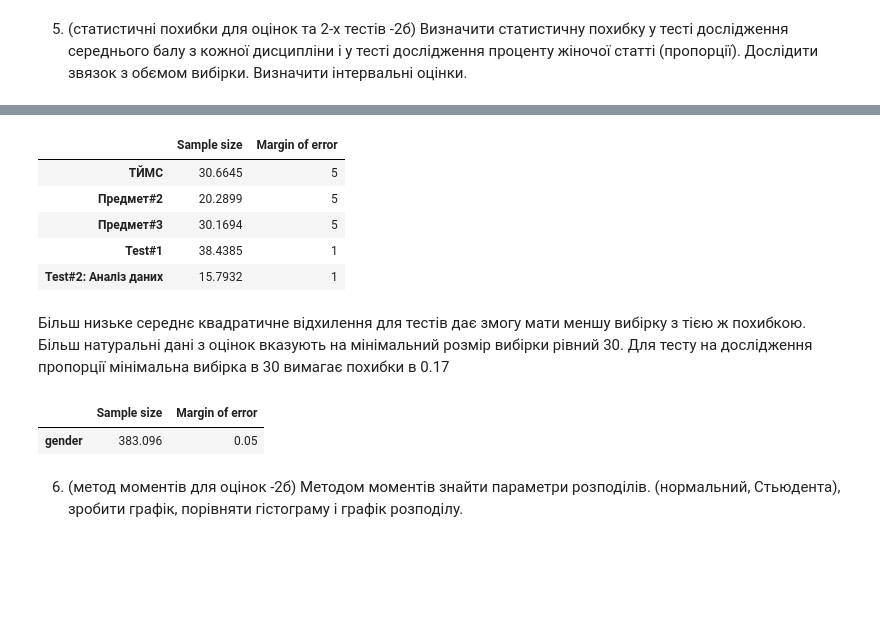
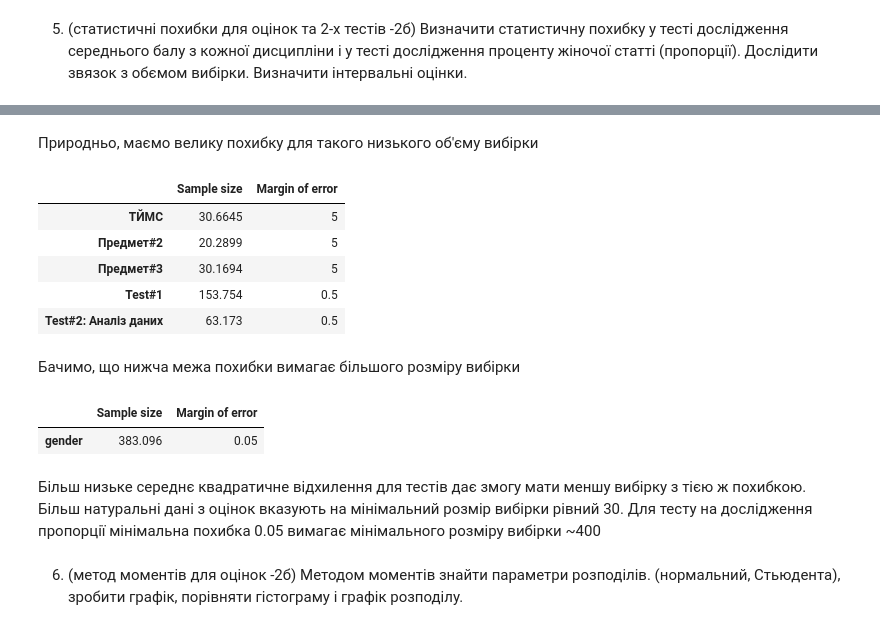
Before and after one commit to EddieKro/Data-Analysis, a Jupyter notebook: projects/poll/PM4_EDA.ipynb, the cells around one changed output, grey strips where cells are left out. Saved outputs shown, nothing was run; the diff lists cells and outputs as text; code cells hidden in the pictures; blank space fills up the shorter version.

```diff
--- a/projects/poll/PM4_EDA.ipynb
+++ b/projects/poll/PM4_EDA.ipynb
@@ -232,7 +236,7 @@ for i,col in enumerate(marks.columns):
 
     data[col].hist(cumulative=True,density=True,ax=axs[1,i])
     percentiles = np.percentile(data[col], [25, 50, 75])
-    axs[1,i].vlines(percentiles, ymin=0, ymax=1, color='y')
+    axs[1,i].vlines(percentiles, ymin=0, ymax=1, color='r')
 
     n =data[col].shape[0]
     axs[2,i].scatter(np.sort(data[col]), np.arange(1, n+1) / n)
@@ -280,2 +300,14 @@ for i,col in enumerate(cols):
 # %% [markdown]
 5. (статистичні похибки для оцінок та 2-х тестів -2б) Визначити статистичну похибку у тесті дослідження середнього балу з кожної дисципліни і у тесті дослідження проценту жіночої статті  (пропорції). Дослідити звязок з обємом вибірки. Визначити інтервальні оцінки.
+# %%
+moe_columns = ["Sample size",'Margin of error']#moe: margin of error
+
+moe = pd.DataFrame(index=quant_cols, columns=moe_columns)
+
+error_rates = [5,5,5,0.5,0.5]# moe of 5 points for each mark, 5% for each test
+for i,col in enumerate(quant_cols):
+    margin_of_err =  magic.margin_of_error_avg_score(data[col].shape[0],magic.stddev(data[col]))
+    moe.loc[col]['Sample size'] = magic.sample_size_avg_score(magic.stddev(data[col]),margin_of_err)
+    moe.loc[col]['Margin of error']= margin_of_err
+
+moe
@@ -282,24 +321,26 @@ for i,col in enumerate(cols):
+# %% [markdown]
+Природньо, маємо велику похибку для такого низького об'єму вибірки
 # %%
 moe_columns = ["Sample size",'Margin of error']#moe: margin of error
 
 moe = pd.DataFrame(index=quant_cols, columns=moe_columns)
 
-error_rates = [5,5,5,1,1]# moe of 5 points for each mark, 5% for each test
+error_rates = [5,5,5,0.5,0.5]# moe of 5 points for each mark, 5% for each test
 for i,col in enumerate(quant_cols):
     sample_size =  magic.sample_size_avg_score(magic.stddev(data[col]),error_rates[i])
 
     moe.loc[col]['Margin of error']= magic.margin_of_error_avg_score(sample_size,magic.stddev(data[col]))
     moe.loc[col]['Sample size'] = sample_size
 moe
 # %% [output]
 |  | Sample size | Margin of error |
 | ТЙМС | 30.6645 | 5 |
 | Предмет#2 | 20.2899 | 5 |
 | Предмет#3 | 30.1694 | 5 |
-| Test#1 | 38.4385 | 1 |
-| Test#2: Аналіз даних | 15.7932 | 1 |
+| Test#1 | 153.754 | 0.5 |
+| Test#2: Аналіз даних | 63.173 | 0.5 |
-# %% [markdown]
-Більш низьке середнє квадратичне відхилення для тестів дає змогу мати меншу вибірку з тією ж похибкою. Більш натуральні дані з оцінок вказують на мінімальний розмір вибірки рівний 30. Для тесту на дослідження пропорції мінімальна вибірка в 30 вимагає похибки в 0.17
+# %% [markdown]
+Бачимо, що нижча межа похибки вимагає більшого розміру вибірки
 # %%
 gender_proportion = pd.DataFrame(index=['gender'],columns=moe_columns)
 gender_proportion.loc['gender']['Sample size'] = magic.sample_size_proportion(0.05,10/19)
@@ -308,6 +349,8 @@ gender_proportion
 # %% [output]
 |  | Sample size | Margin of error |
 | gender | 383.096 | 0.05 |
+# %% [markdown]
+Більш низьке середнє квадратичне відхилення для тестів дає змогу мати меншу вибірку з тією ж похибкою. Більш натуральні дані з оцінок вказують на мінімальний розмір вибірки рівний 30. Для тесту на дослідження пропорції мінімальна похибка 0.05 вимагає мінімального розміру вибірки ~400
 # %% [markdown]
 6. (метод моментів для оцінок -2б) Методом моментів знайти параметри розподілів. (нормальний, Стьюдента), зробити графік, порівняти гістограму і графік розподілу.
 # %%
```
Also changed, not shown: parts of 11 cells of this notebook, 3 other files.
